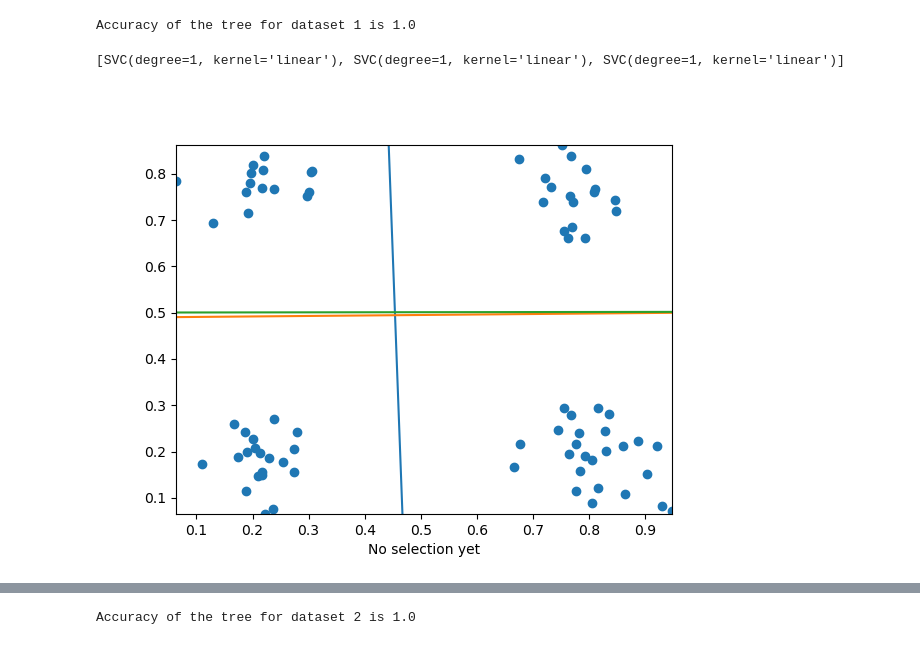
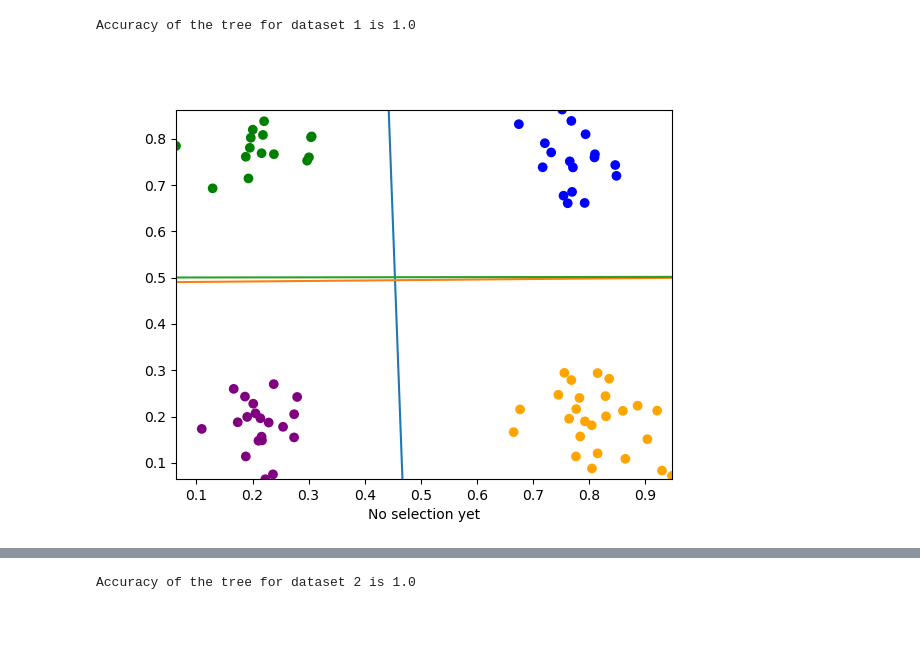
Before and after one commit to emmae04/380_finalProject, a Jupyter notebook: test_gini.ipynb, the cells around one changed output, grey strips where cells are left out. Saved outputs shown, nothing was run; the diff lists cells and outputs as text; code cells hidden in the pictures.

```diff
--- a/test_gini.ipynb
+++ b/test_gini.ipynb
@@ -514,12 +514,11 @@ def build_tree(curr, classes, X_train, Y_train):
 # %%
 # run for data 1
-X_train, Y_train, X_test, Y_test = getData('./data/Data1Train.csv', './data/Data1Test.csv')
-class_pairs = [(1, 2), (1, 3), (1, 4), (2, 3), (2, 4), (3, 4)]
+X_train_one, Y_train_one, X_test_one, Y_test_one = getData('./data/Data1Train.csv', './data/Data1Test.csv')
+#class_pairs = [(1, 2), (1, 3), (1, 4), (2, 3), (2, 4), (3, 4)]
 #class_pairs = [(1, 2), (1, 3), (2, 3)]
-classes = Y_train['Class'].unique()
-print(type(classes))
+classes = Y_train_one['Class'].unique()
+# print(type(classes))
 root_one = Node(None)
 curr = root_one
 
-build_tree(curr, classes, X_train, Y_train)
-root_one.print_tree()
+build_tree(curr, classes, X_train_one, Y_train_one, False)
@@ -573,6 +578,6 @@ def classify_point(curr, x_in, y_in):
 # %%
 # accuracy for data 1
-merge_test_one = X_test.join(Y_test)
+merge_test_one = X_test_one.join(Y_test_one)
 count = 0
 total = len(merge_test_one['x'])
 for x, y, val in zip(merge_test_one['x'], merge_test_one['y'], merge_test_one['Class']):
@@ -586,56 +591,54 @@ Accuracy of the tree for dataset 1 is 1.0
 # %%
 # interactive plot for data 1
 %matplotlib widget
-minX0D = X_test['x'].min()
-maxX0D = X_test['x'].max()
-minX1D = X_test['y'].min()
-maxX1D = X_test['y'].max()
+minX0D_one = X_test_one['x'].min()
+maxX0D_one = X_test_one['x'].max()
+minX1D_one = X_test_one['y'].min()
+maxX1D_one = X_test_one['y'].max()
 
-model_list = []
-get_models(root_one, model_list)
-print(model_list)
-root_model = root_one.model
-left_model = root_one.Left.model
-right_model = root_one.Right.model
+model_list_one = []
+get_models(root_one, model_list_one)
+#print(model_list_one)
+colors_one = get_colors()
+merge_test_one['Color'] = merge_test_one['Class'].map(colors_one)
 
-fig, ax = plt.subplots()
+fig_one, ax_one = plt.subplots()
 
-plt.scatter(X_test['x'], X_test['y'], marker='o')
+plt.scatter(X_test_one['x'], X_test_one['y'], marker='o', c=merge_test_one['Color'])
 #model_list = [root_model, left_model, right_model]
-for model in model_list:
-    minX1 = (-model.intercept_-model.coef_[0,0]*minX0D)/model.coef_[0,1]
-    maxX1 = (-model.intercept_-model.coef_[0,0]*maxX0D)/model.coef_[0,1]
-    plt.plot([minX0D,maxX0D],[minX1,maxX1])
-ax.set_xlim([minX0D, maxX0D])
-ax.set_ylim([minX1D, maxX1D])
+for model in model_list_one:
+    minX1_one = (-model.intercept_-model.coef_[0,0]*minX0D_one)/model.coef_[0,1]
+    maxX1_one = (-model.intercept_-model.coef_[0,0]*maxX0D_one)/model.coef_[0,1]
+    plt.plot([minX0D_one,maxX0D_one],[minX1_one,maxX1_one])
+ax_one.set_xlim([minX0D_one, maxX0D_one])
+ax_one.set_ylim([minX1D_one, maxX1D_one])
 
-text=plt.xlabel("No selection yet")
+text_one=plt.xlabel("No selection yet")
 
 def onclick(event):
     if event.inaxes is not None:
         tx = 'xdata=%f, ydata=%f' % (event.xdata, event.ydata)
         classified = classify_point(root_one, event.xdata, event.ydata)
         tx = tx + ' Class ' + str(classified) + ' is selected'
 
         plt.cla()
-        plt.scatter(X_test['x'], X_test['y'], marker='o')
+        plt.scatter(X_test_one['x'], X_test_one['y'], marker='o', c=merge_test_one['Color'])
 
-        for model in model_list:
-            minX1 = (-model.intercept_-model.coef_[0,0]*minX0D)/model.coef_[0,1]
-            maxX1 = (-model.intercept_-model.coef_[0,0]*maxX0D)/model.coef_[0,1]
-            plt.plot([minX0D,maxX0D],[minX1,maxX1])
-        ax.set_xlim([minX0D, maxX0D])
-        ax.set_ylim([minX1D, maxX1D])
-        ax.scatter([event.xdata],[event.ydata],c='r')
+        for model in model_list_one:
+            minX1 = (-model.intercept_-model.coef_[0,0]*minX0D_one)/model.coef_[0,1]
+            maxX1 = (-model.intercept_-model.coef_[0,0]*maxX0D_one)/model.coef_[0,1]
+            plt.plot([minX0D_one,maxX0D_one],[minX1,maxX1])
+        ax_one.set_xlim([minX0D_one, maxX0D_one])
+        ax_one.set_ylim([minX1D_one, maxX1D_one])
+        ax_one.scatter([event.xdata],[event.ydata],c='r')
 
-        text.set_text(tx)
-        fig.canvas.draw()
+        text_one.set_text(tx)
+        fig_one.canvas.draw()
     else:
         print('Clicked outside of an axis.')
 
-cid = fig.canvas.mpl_connect('button_press_event', onclick)
+cid_one = fig_one.canvas.mpl_connect('button_press_event', onclick)
 # %% [output]
-[SVC(degree=1, kernel='linear'), SVC(degree=1, kernel='linear'), SVC(degree=1, kernel='linear')]
-[figure, old version]
+[figure, new version]
 # %%
 # run for data 2
```
Also changed, not shown: parts of 11 cells of this notebook.
